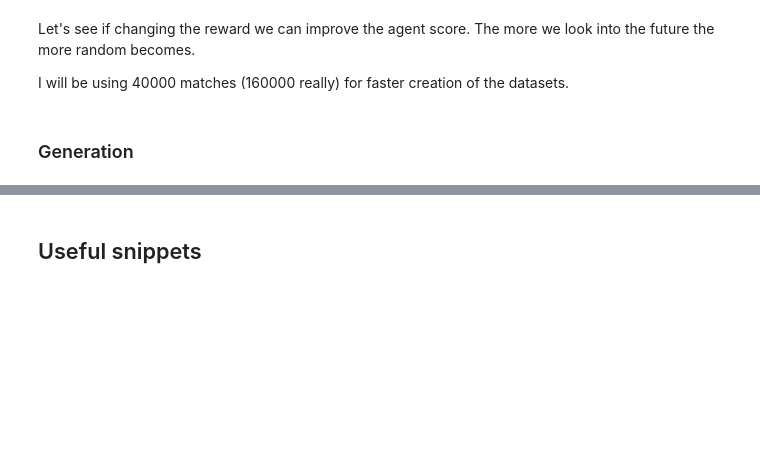
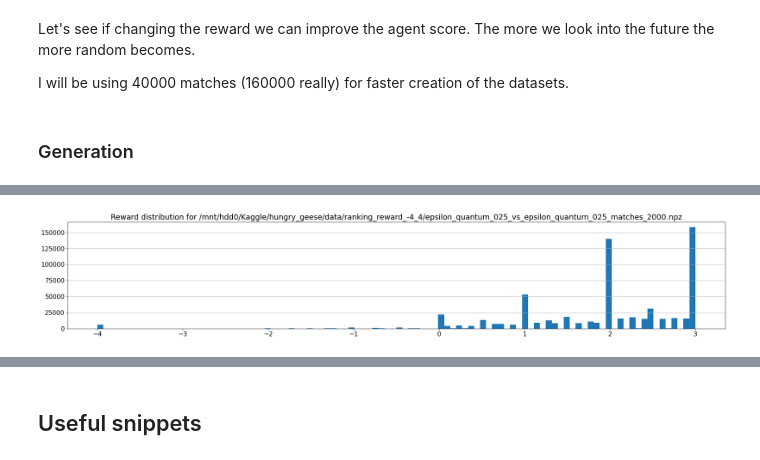
Before and after one commit to ironbar/hungry_geese, a Jupyter notebook: notebooks/006_ladder_of_agents.ipynb, the cells around one changed output, grey strips where cells are left out. Saved outputs shown, nothing was run; the diff lists cells and outputs as text; code cells hidden in the pictures; blank space fills up the shorter version.

```diff
--- a/notebooks/006_ladder_of_agents.ipynb
+++ b/notebooks/006_ladder_of_agents.ipynb
@@ -1551,0 +1736,4 @@ for reward_name in ['ranking_reward_-4_3', 'ranking_reward_-3_2', 'ranking_rewar
+# %%
+plot_reward_distribution('/mnt/hdd0/Kaggle/hungry_geese/data/ranking_reward_-4_4/epsilon_quantum_025_vs_epsilon_quantum_025_matches_2000.npz')
+# %% [output]
+[figure, added]
```
Also changed, not shown: parts of 41 cells of this notebook, 2 other files.
